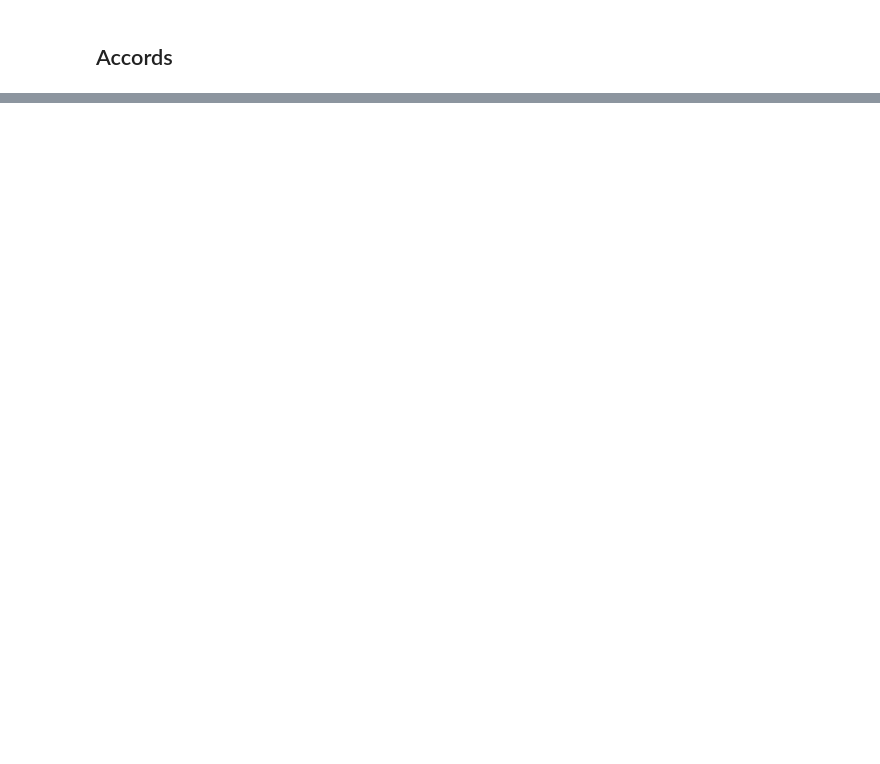
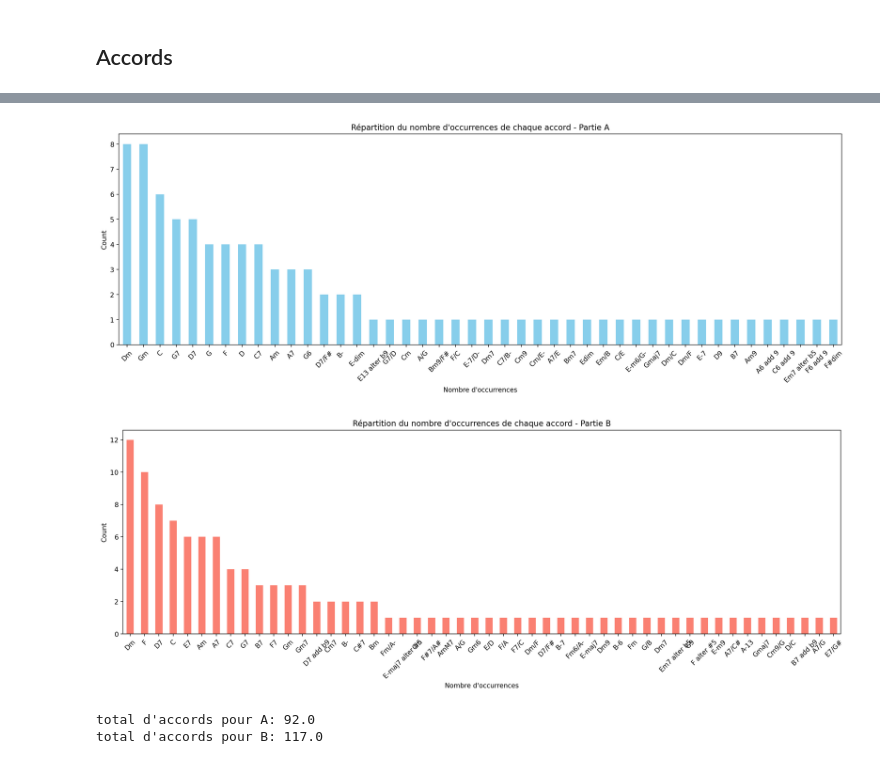
Before and after one commit to Gowthraven/Projet_M2, a Jupyter notebook: Dataset_Stats.ipynb, the cells around one changed output, grey strips where cells are left out. Saved outputs shown, nothing was run; the diff lists cells and outputs as text; code cells hidden in the pictures; blank space fills up the shorter version.

```diff
--- a/Dataset_Stats.ipynb
+++ b/Dataset_Stats.ipynb
@@ -377,0 +382,38 @@ plt.show()
+# %%
+accord_counts_A_global = accord_counts_A.sum(axis=0)
+accord_counts_B_global = accord_counts_B.sum(axis=0)
+
+accord_counts_A_global = accord_counts_A_global.sort_values(ascending=False)
+accord_counts_B_global = accord_counts_B_global.sort_values(ascending=False)
+
+
+plt.figure(figsize=(16, 6))
+accord_counts_A_global.plot(kind='bar', color='skyblue')
+plt.title('Répartition du nombre d\'occurrences de chaque accord - Partie A')
+plt.xlabel('Nombre d\'occurrences')
+plt.ylabel('Count')
+plt.xticks(rotation=45)
+plt.tight_layout()
+plt.show()
+
+plt.figure(figsize=(16, 6))
+accord_counts_B_global.plot(kind='bar', color='salmon')
+plt.title('Répartition du nombre d\'occurrences de chaque accord - Partie B')
+plt.xlabel('Nombre d\'occurrences')
+plt.ylabel('Count')
+plt.xticks(rotation=45)
+plt.tight_layout()
+plt.show()
+# %% [output]
+[figure, added]
+[figure, added]
+# %%
+# Calcul du total d'accords pour chaque partie
+total_accords_A = accord_counts_A_global.sum()
+total_accords_B = accord_counts_B_global.sum()
+
+print("total d'accords pour A:", total_accords_A)
+print("total d'accords pour B:", total_accords_B)
+# %% [output]
+total d'accords pour A: 92.0
+total d'accords pour B: 117.0
```
Also changed, not shown: parts of 15 cells of this notebook.
